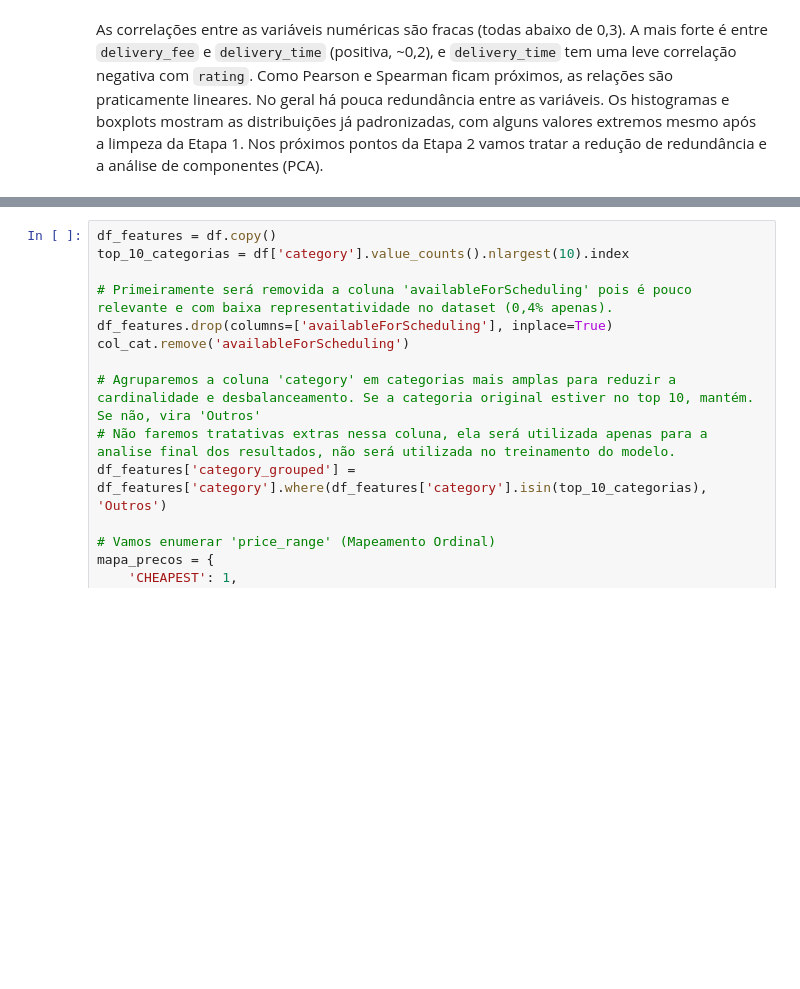
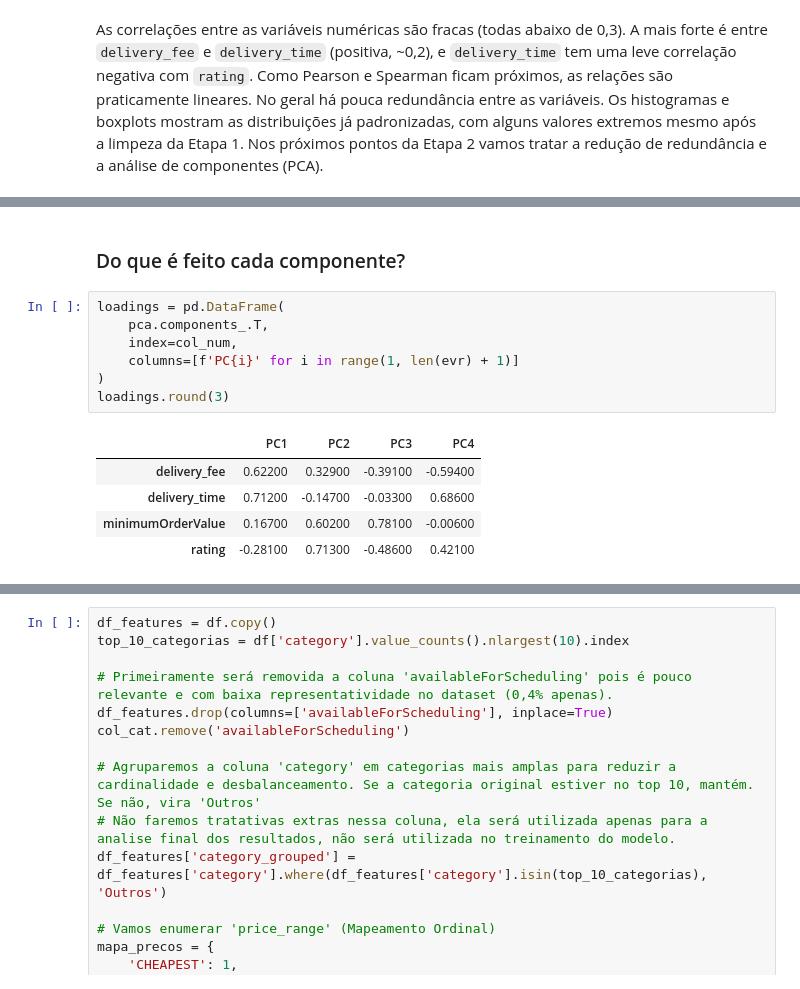
Before and after one commit to Tassara7/cd2-trabalho, a Jupyter notebook: notebooks/analise_exploratoria.ipynb, the cells around one changed output, grey strips where cells are left out. Cells and saved outputs as stored; diff of their text form; blank space fills up the shorter version.

```diff
--- a/notebooks/analise_exploratoria.ipynb
+++ b/notebooks/analise_exploratoria.ipynb
@@ -177,0 +219,15 @@ As correlações entre as variáveis numéricas são fracas (todas abaixo de 0,3
+# %% [markdown]
+### Do que é feito cada componente?
+# %%
+loadings = pd.DataFrame(
+    pca.components_.T,
+    index=col_num,
+    columns=[f'PC{i}' for i in range(1, len(evr) + 1)]
+)
+loadings.round(3)
+# %% [output]
+|  | PC1 | PC2 | PC3 | PC4 |
+| delivery_fee | 0.62200 | 0.32900 | -0.39100 | -0.59400 |
+| delivery_time | 0.71200 | -0.14700 | -0.03300 | 0.68600 |
+| minimumOrderValue | 0.16700 | 0.60200 | 0.78100 | -0.00600 |
+| rating | -0.28100 | 0.71300 | -0.48600 | 0.42100 |
```
Also changed, not shown: parts of 10 cells of this notebook.
